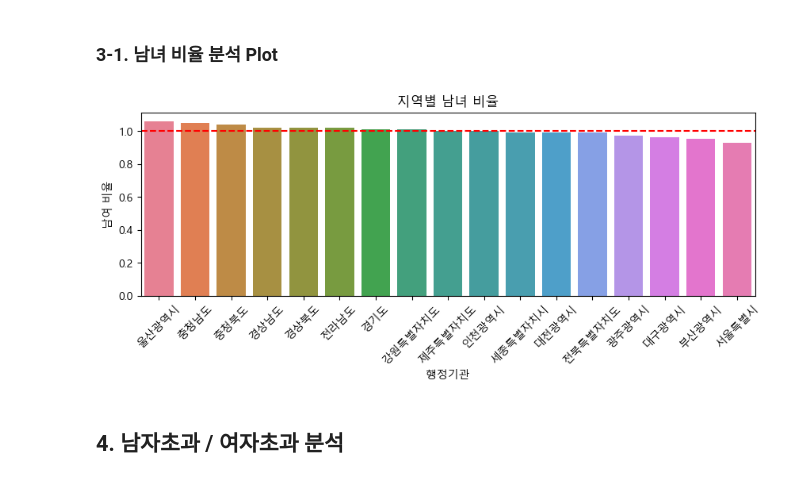
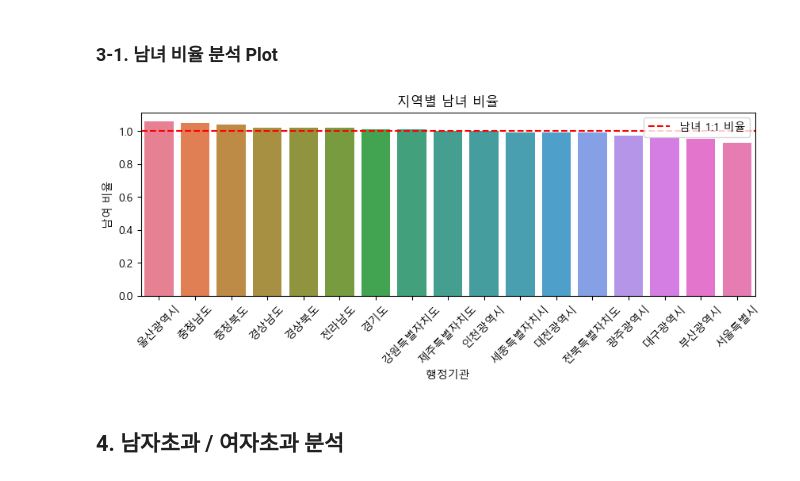
Before and after one commit to jero-06/Python_WebScrapting_DataAnalsis, a Jupyter notebook: 연습문제/04_pop_analysis.ipynb, the cells around one changed output. Drawn from its saved outputs; the diff is of its cells as text; code cells hidden in the pictures.

```diff
--- a/연습문제/04_pop_analysis.ipynb
+++ b/연습문제/04_pop_analysis.ipynb
@@ -122,22 +122,22 @@ sido_df.loc[:, ['행정기관', '남여 비율']].sort_values(['남여 비율'],
 ### 3-1. 남녀 비율 분석 Plot
 # %%
 # 남녀 비율 분석 내림차순 plot 그리기
-figure, axes1 = plt.subplots(nrows=1, ncols=1)
+figure, axes1 = plt.subplots(figsize=(9, 5))
 figure.set_size_inches(10,3)
 
 sido_pop_plot = sns.barplot(x="행정기관", y="남여 비율", data=sido_df.sort_values(by='남여 비율', ascending=False), ax=axes1, hue='행정기관')
 sido_pop_plot.set_title('지역별 남녀 비율')
 
 # x축 lable 기울이기
 for item in axes1.get_xticklabels():
     item.set_rotation(45)
 
 # axhline() 함수 사용하여 남녀 1:1 비율 기준 빨간선 생성
 axes1.axhline(y=1, color='red', linestyle='--', label='남녀 1:1 비율')
-
+axes1.legend()
 plt.show()
 # %% [output]
-[figure, old version]
+[figure, new version]
 # %% [markdown]
 ## 4. 남자초과 / 여자초과 분석
 # %%
```
